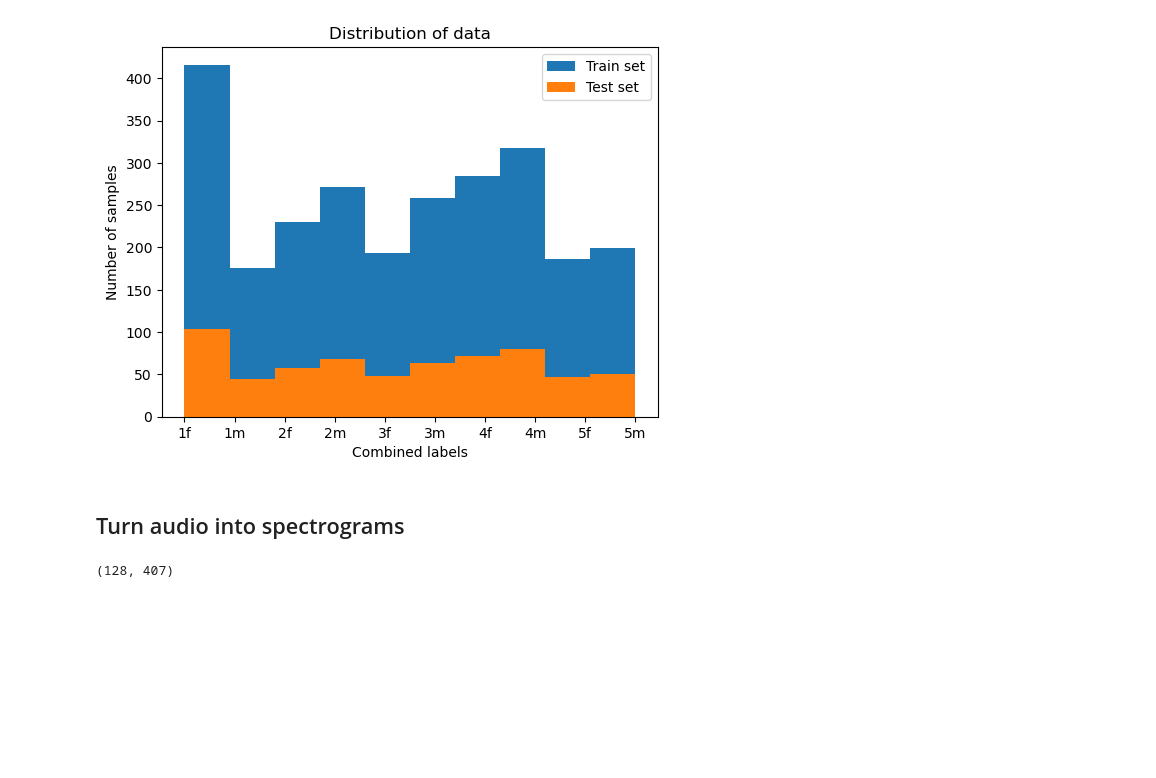
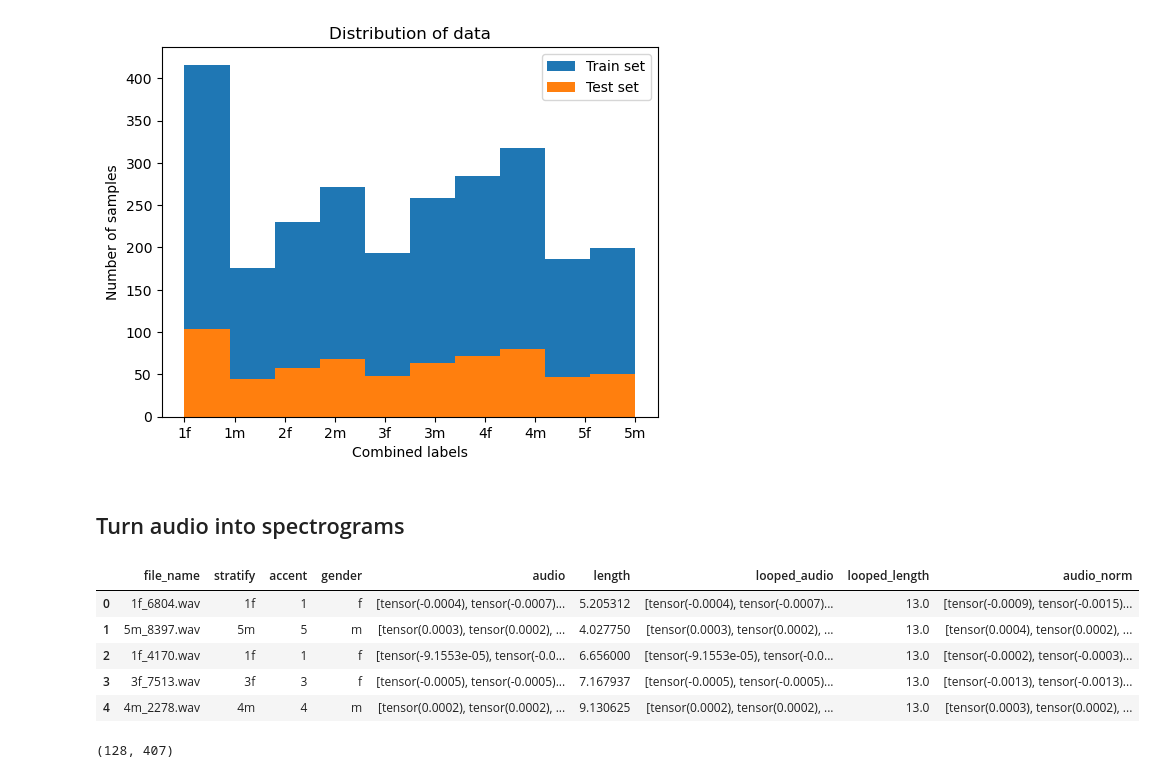
Before and after one commit to Gahtao/DL-Project, a Jupyter notebook: model B/2 Data pre-processing.ipynb, the cells around one changed output. Drawn from its saved outputs; the diff is of its cells as text; code cells hidden in the pictures; blank space fills up the shorter version.

```diff
--- a/model B/2 Data pre-processing.ipynb
+++ b/model B/2 Data pre-processing.ipynb
@@ -102,6 +102,15 @@ Text(0, 0.5, 'Number of samples')
 [figure]
 # %% [markdown]
 ## Turn audio into spectrograms
+# %%
+display(df_train.head())
+# %% [output]
+|  | file_name | stratify | accent | gender | audio | length | looped_audio | looped_length | audio_norm |
+| 0 | 1f_6804.wav | 1f | 1 | f | [tensor(-0.0004), tensor(-0.0007)... | 5.205312 | [tensor(-0.0004), tensor(-0.0007)... | 13.0 | [tensor(-0.0009), tensor(-0.0015)... |
+| 1 | 5m_8397.wav | 5m | 5 | m | [tensor(0.0003), tensor(0.0002), ... | 4.027750 | [tensor(0.0003), tensor(0.0002), ... | 13.0 | [tensor(0.0004), tensor(0.0002), ... |
+| 2 | 1f_4170.wav | 1f | 1 | f | [tensor(-9.1553e-05), tensor(-0.0... | 6.656000 | [tensor(-9.1553e-05), tensor(-0.0... | 13.0 | [tensor(-0.0002), tensor(-0.0003)... |
+| 3 | 3f_7513.wav | 3f | 3 | f | [tensor(-0.0005), tensor(-0.0005)... | 7.167937 | [tensor(-0.0005), tensor(-0.0005)... | 13.0 | [tensor(-0.0013), tensor(-0.0013)... |
+| 4 | 4m_2278.wav | 4m | 4 | m | [tensor(0.0002), tensor(0.0002), ... | 9.130625 | [tensor(0.0002), tensor(0.0002), ... | 13.0 | [tensor(0.0003), tensor(0.0002), ... |
 # %%
 import librosa
 import numpy as np
```
Also changed, not shown: parts of 1 cell of this notebook, 1 other file.
